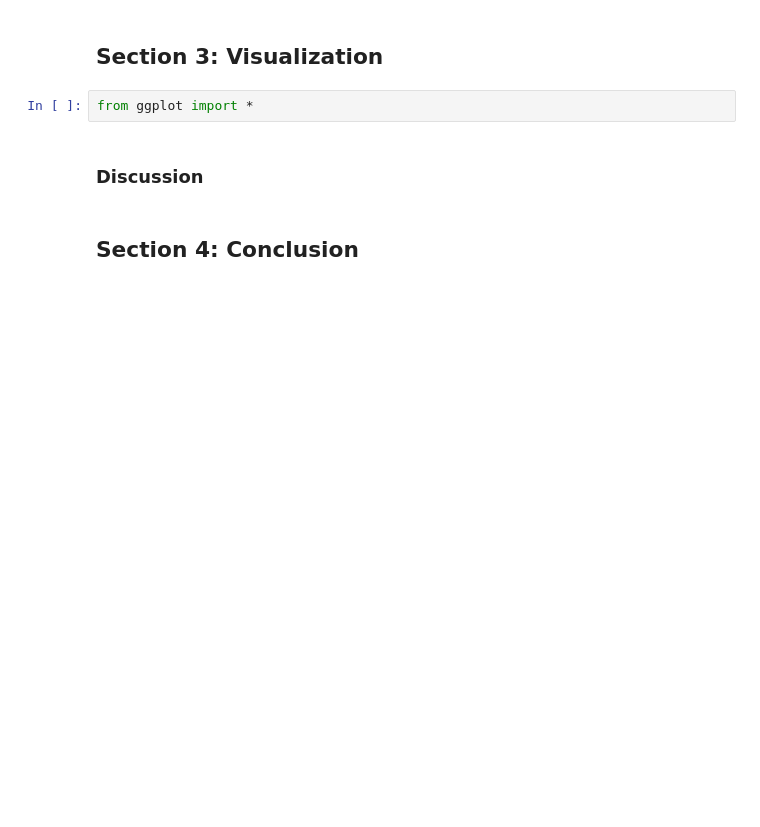
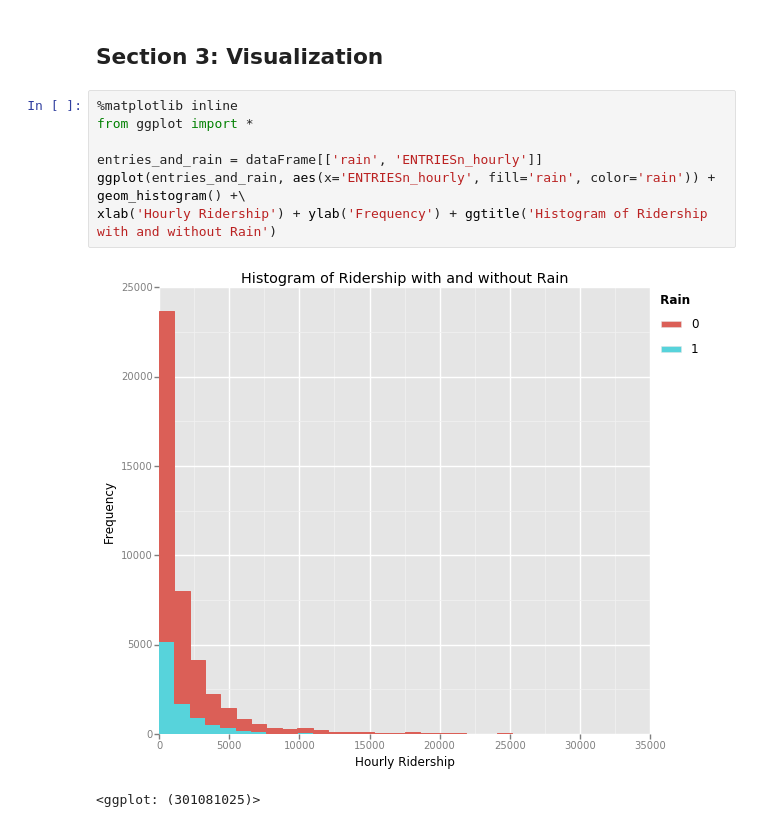
Before and after one commit to WisnuMulya/dataanalyst-nanodegree-nyc-subway, a Jupyter notebook: dand-nyc-subway.ipynb, the cells around one changed output. Saved outputs shown, nothing was run; the diff lists cells and outputs as text; blank space fills up the shorter version.

Commit message:
add: Statistical tests and visualizations in the analysis

```diff
--- a/dand-nyc-subway.ipynb
+++ b/dand-nyc-subway.ipynb
@@ -107,8 +156,12 @@ R Squared:  0.0833210998821
 # %% [markdown]
 ## Section 3: Visualization
-# %%
-from ggplot import *
-# %% [markdown]
-### Discussion
-# %% [markdown]
-## Section 4: Conclusion
+# %%
+%matplotlib inline
+from ggplot import *
+
+entries_and_rain = dataFrame[['rain', 'ENTRIESn_hourly']]
+ggplot(entries_and_rain, aes(x='ENTRIESn_hourly', fill='rain', color='rain')) + geom_histogram() +\
+xlab('Hourly Ridership') + ylab('Frequency') + ggtitle('Histogram of Ridership with and without Rain')
+# %% [output]
+[figure, added]
+<ggplot: (301081025)>
```
Also changed, not shown: parts of 12 cells of this notebook.
